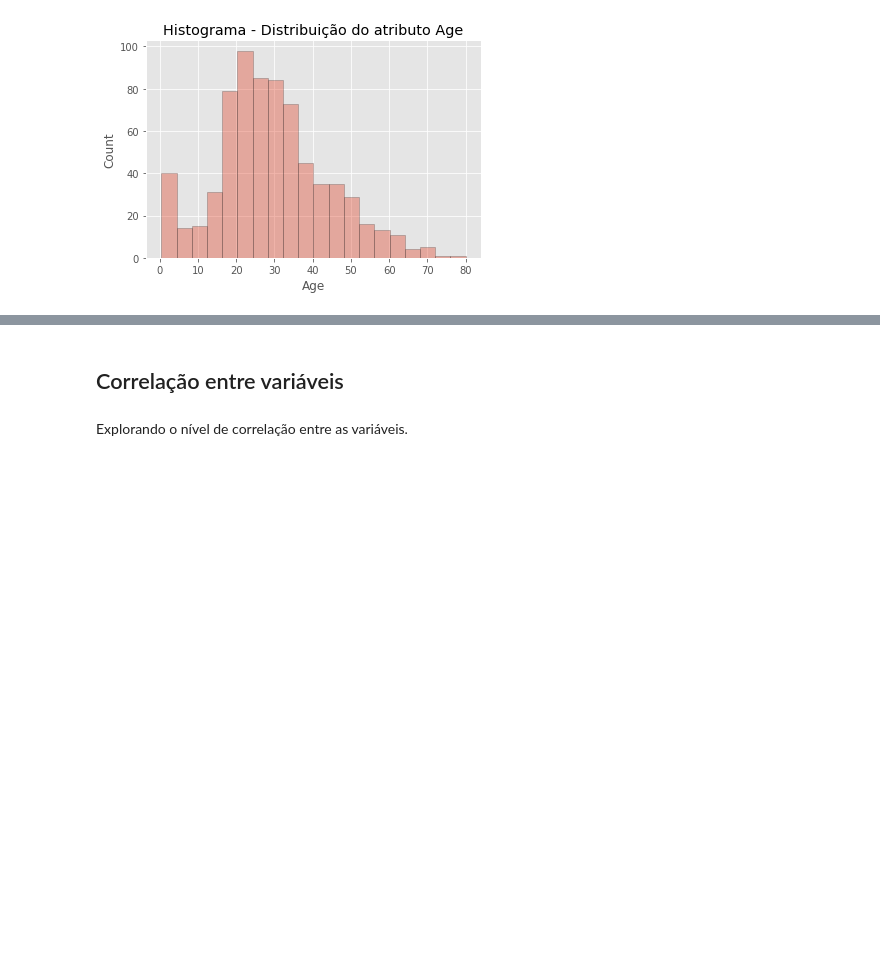
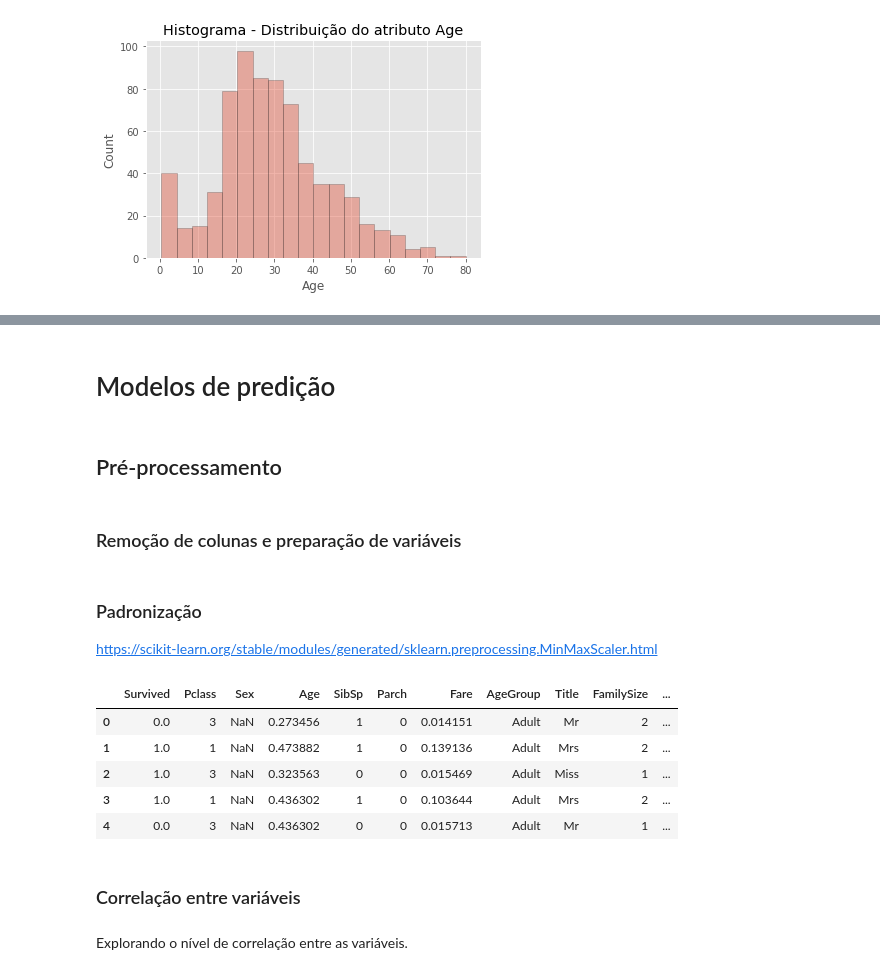
Before and after one commit to rafabenevente/AM_1, a Jupyter notebook: AM_1_Titanic_Predição_dos_sobreviventes.ipynb, the cells around one changed output, grey strips where cells are left out. Drawn from its saved outputs; the diff is of its cells as text; code cells hidden in the pictures; blank space fills up the shorter version.

Commit message:
Pré-processamento

```diff
--- a/AM_1_Titanic_Predição_dos_sobreviventes.ipynb
+++ b/AM_1_Titanic_Predição_dos_sobreviventes.ipynb
@@ -291,0 +302,5 @@ all_data.drop('Embarked', axis=1, inplace=True)
+# %%
+# Extrai os títulos dos nomes e armazena num atributo próprio
+all_data['Title'] = all_data['Name'].str.extract(' ([A-Za-z]+)\.')
+# Lista os atributos por Sexo
+pd.crosstab(all_data['Title'], all_data['Sex'])
@@ -291,0 +354,3 @@ all_data.drop('Embarked', axis=1, inplace=True)
+# %%
+# Cria o atributo que corresponde ao tamanho da família à bordo
+all_data['FamilySize'] = all_data['SibSp'] + all_data['Parch'] + 1
@@ -291,0 +361,4 @@ all_data.drop('Embarked', axis=1, inplace=True)
+# %%
+all_data['Alone'] = 0
+all_data.loc[all_data['FamilySize'] == 1, 'Alone'] = 1
+all_data.head(3)
@@ -395,5 +481,43 @@ sns.boxplot(x='Sex', y='Age', data=train, hue='Pclass')
+# %% [markdown]
+# Modelos de predição
+# %% [markdown]
+## Pré-processamento
+# %% [markdown]
+### Remoção de colunas e preparação de variáveis
+# %%
+# Remoção de colunas que não serão usadas
+all_data.drop(['PassengerId', 'Name', 'Ticket', 'Cabin'], axis=1, inplace=True)
+
+# Preparação de variaveis
+all_data['Sex'] = all_data['Sex'].map({'male': 0, 'female': 1})
+all_data['Sex'] = all_data['Sex'].map({'male': 0, 'female': 1})
+
+all_data['Title'] = all_data['Sex'].map({'male': 0, 'female': 1})
+
+
+
+# Criação de dummies
+#embarked_dummies = pd.get_dummies(all_data['Embarked'], prefix='Embarked')
+#all_data = pd.concat([all_data, embarked_dummies], axis=1)
+#all_data.drop('Embarked', axis=1, inplace=True)
+# %% [markdown]
+### Padronização
+
+https://scikit-learn.org/stable/modules/generated/sklearn.preprocessing.MinMaxScaler.html
+# %%
+from sklearn.preprocessing import MinMaxScaler
+minmax = MinMaxScaler()
+
+all_data[['Fare','Age']] = minmax.fit_transform(all_data[['Fare','Age']] )
+# %% [output]
+|  | Survived | Pclass | Sex | Age | SibSp | Parch | Fare | AgeGroup | Title | FamilySize | ... |
+| 0 | 0.0 | 3 | NaN | 0.273456 | 1 | 0 | 0.014151 | Adult | Mr | 2 | ... |
+| 1 | 1.0 | 1 | NaN | 0.473882 | 1 | 0 | 0.139136 | Adult | Mrs | 2 | ... |
+| 2 | 1.0 | 3 | NaN | 0.323563 | 0 | 0 | 0.015469 | Adult | Miss | 1 | ... |
+| 3 | 1.0 | 1 | NaN | 0.436302 | 1 | 0 | 0.103644 | Adult | Mrs | 2 | ... |
+| 4 | 0.0 | 3 | NaN | 0.436302 | 0 | 0 | 0.015713 | Adult | Mr | 1 | ... |
 # %% [markdown]
-## Correlação entre variáveis
+### Correlação entre variáveis
 # %% [markdown]
 Explorando o nível de correlação entre as variáveis.
 # %%
```
Also changed, not shown: parts of 22 cells of this notebook.
